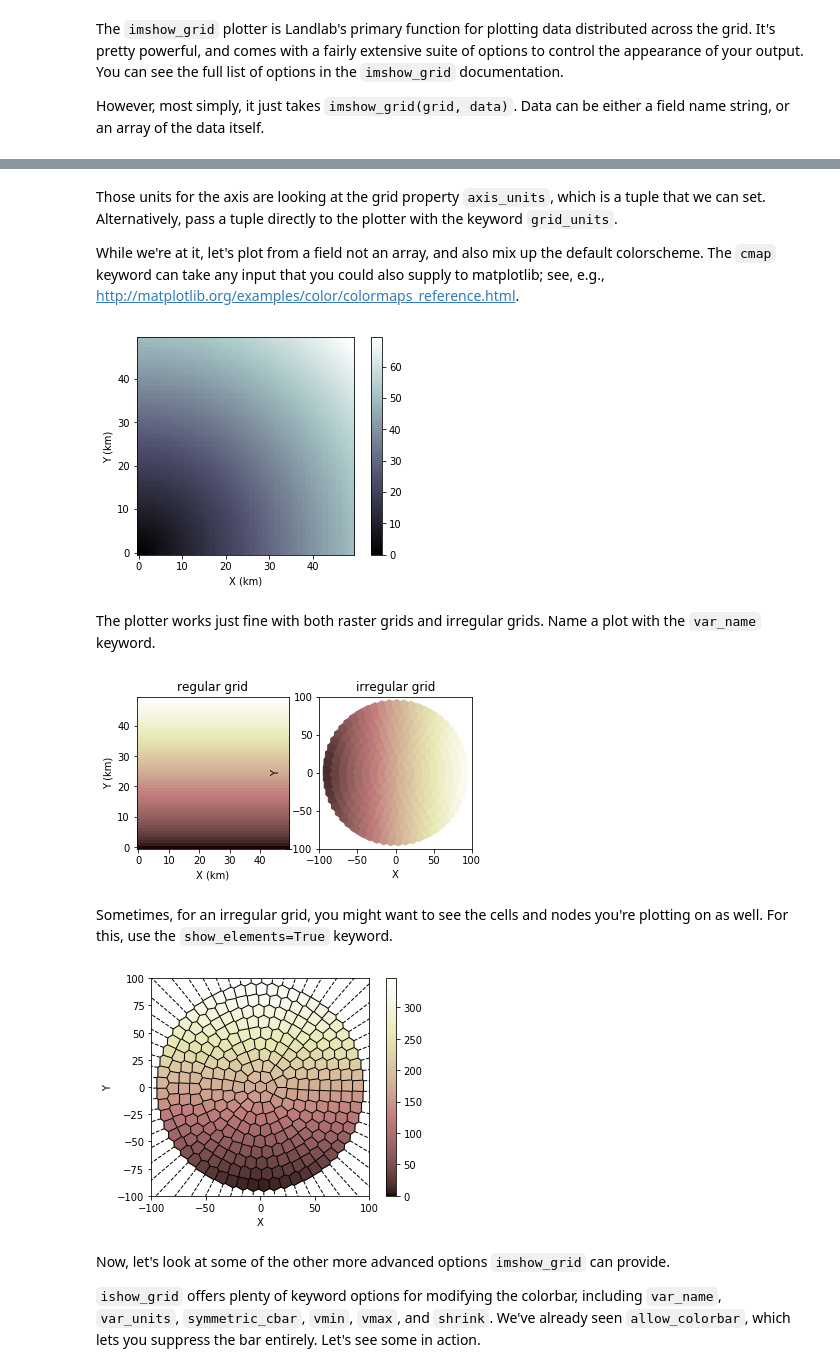
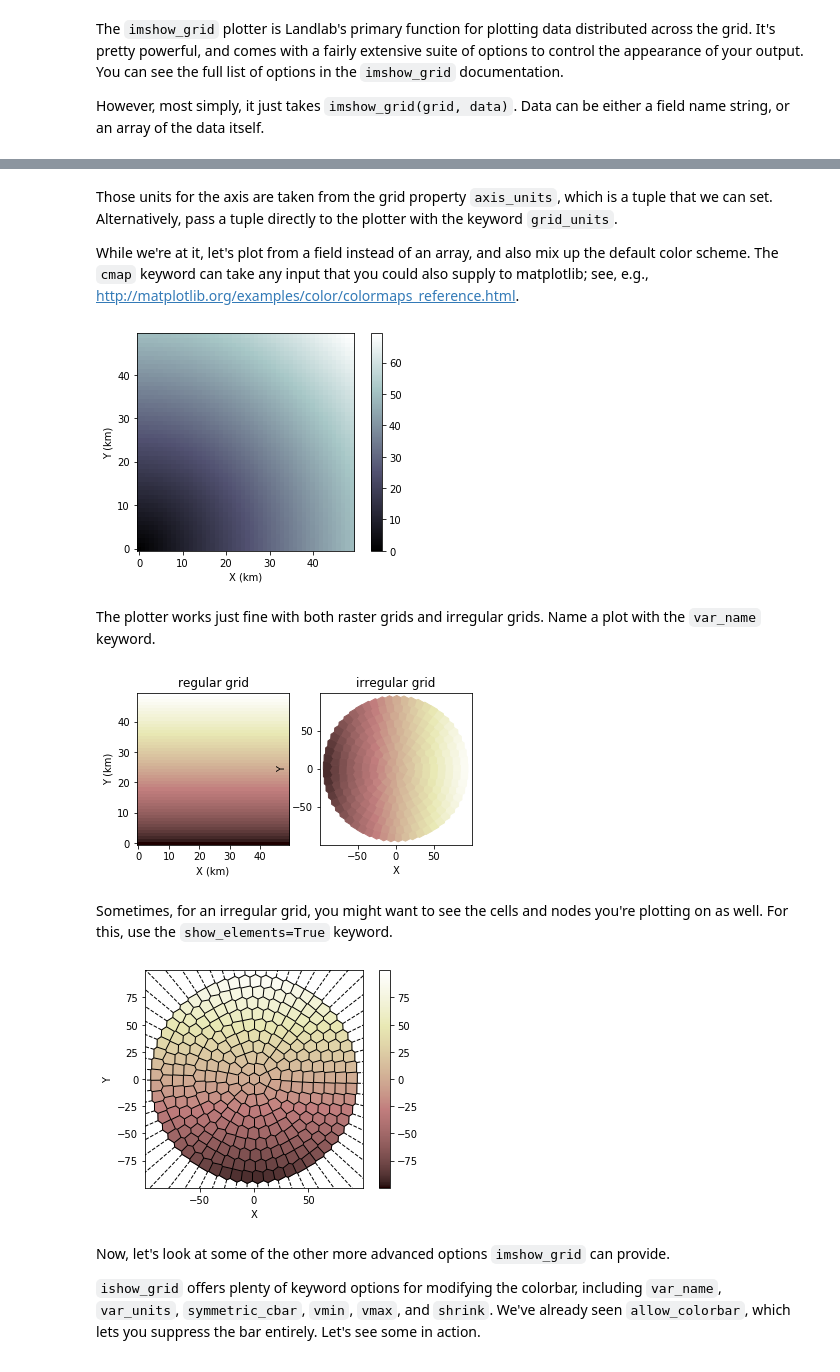
Before and after one commit to landlab/tutorials, a Jupyter notebook: plotting/landlab-plotting.ipynb, the cells around one changed output, grey strips where cells are left out. Drawn from its saved outputs; the diff is of its cells as text; code cells hidden in the pictures.

Commit message:
update plotting ttl to use x_of_node, etc.

```diff
--- a/plotting/landlab-plotting.ipynb
+++ b/plotting/landlab-plotting.ipynb
@@ -38,31 +38,31 @@ show()
 # %% [markdown]
-Those units for the axis are looking at the grid property `axis_units`, which is a tuple that we can set. Alternatively, pass a tuple directly to the plotter with the keyword `grid_units`.
+Those units for the axis are taken from the grid property `axis_units`, which is a tuple that we can set. Alternatively, pass a tuple directly to the plotter with the keyword `grid_units`.
 
-While we're at it, let's plot from a field not an array, and also mix up the default colorscheme. The `cmap` keyword can take any input that you could also supply to matplotlib; see, e.g., http://matplotlib.org/examples/color/colormaps_reference.html.
+While we're at it, let's plot from a field instead of an array, and also mix up the default color scheme. The `cmap` keyword can take any input that you could also supply to matplotlib; see, e.g., http://matplotlib.org/examples/color/colormaps_reference.html.
 # %%
 rmg.axis_units = ('km', 'km')
-_ = rmg.add_field('node', 'myfield', (rmg.node_x**2 + rmg.node_y**2)**0.5, noclobber=False)
+_ = rmg.add_field('node', 'myfield', (rmg.x_of_node**2 + rmg.y_of_node**2)**0.5, noclobber=False)
 imshow_grid(rmg, 'myfield', cmap='bone')
 show()
 # %% [output]
-[figure, old version]
+[figure, new version]
 # %% [markdown]
 The plotter works just fine with both raster grids and irregular grids. Name a plot with the `var_name` keyword.
 # %%
 radmg = RadialModelGrid(num_shells=10, dr=10.)
 subplot(121)
-imshow_grid(rmg, rmg.node_y, allow_colorbar=False, plot_name='regular grid')
+imshow_grid(rmg, rmg.y_of_node, allow_colorbar=False, plot_name='regular grid')
 subplot(122)
-imshow_grid(radmg, radmg.node_x, allow_colorbar=False, plot_name='irregular grid')
+imshow_grid(radmg, radmg.x_of_node, allow_colorbar=False, plot_name='irregular grid')
 show()
 # %% [output]
-[figure, old version]
+[figure, new version]
 # %% [markdown]
 Sometimes, for an irregular grid, you might want to see the cells and nodes you're plotting on as well. For this, use the `show_elements=True` keyword.
 # %%
-imshow_grid(radmg, radmg.nodes, show_elements=True)
+imshow_grid(radmg, radmg.y_of_node, show_elements=True)
 # %% [output]
-[figure, old version]
+[figure, new version]
 # %% [markdown]
 Now, let's look at some of the other more advanced options `imshow_grid` can provide.
 
```
Also changed, not shown: parts of 13 cells of this notebook.
